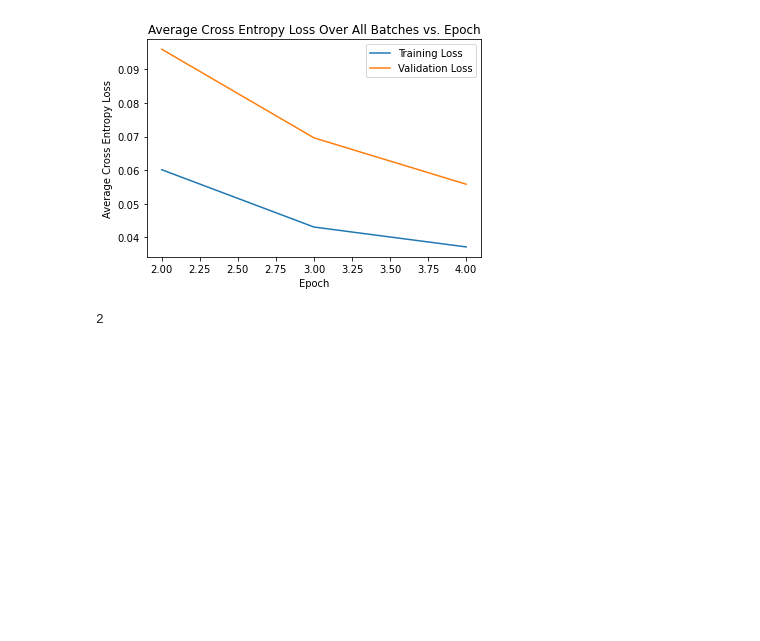
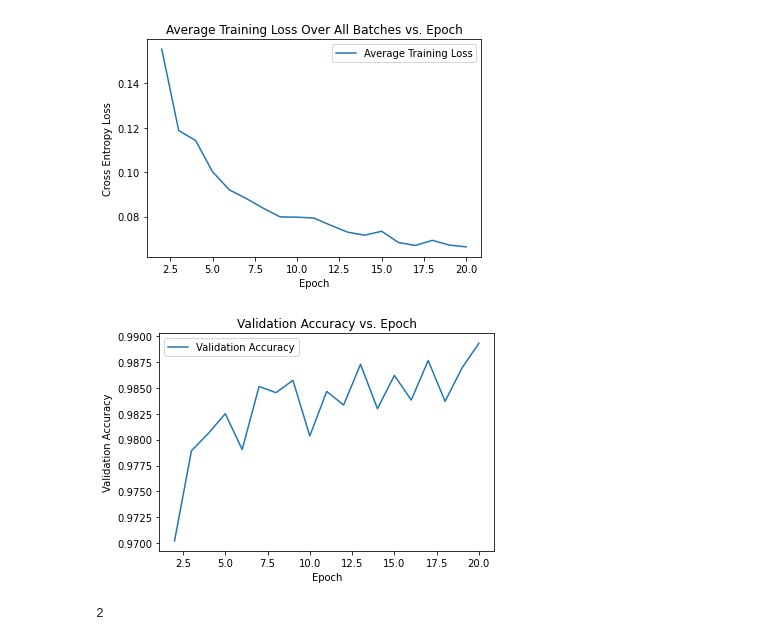
Before and after one commit to mihirbpi/KaggleDigitRecognizer, a Jupyter notebook: kaggledigitrecognizer_cnn.ipynb, the cells around one changed output. Drawn from its saved outputs; the diff is of its cells as text; code cells hidden in the pictures; blank space fills up the shorter version.

```diff
--- a/kaggledigitrecognizer_cnn.ipynb
+++ b/kaggledigitrecognizer_cnn.ipynb
@@ -55,13 +96,18 @@ class ConvNeuralNet(nn.Module):
         out = self.fc2(out) # 1 x 10
         return out
 # %%
-all_set = DigitsDataset(TRAIN_PATH)
-train_set, val_set = random_split(all_set, [37800, 4200])
+all_set = DigitsDataset(csv_path=TRAIN_PATH)
+train_split_set, val_split_set = random_split(all_set, [int(len(all_set) * TRAIN_TEST_SPLIT[0]), int(len(all_set) * TRAIN_TEST_SPLIT[1])])
+
+train_set = DigitsDataset(augment=True, subset=train_split_set)
+val_set = DigitsDataset(augment=False, subset=val_split_set)
+
+
 train_loader = DataLoader(dataset=train_set, batch_size=BATCH_SIZE, shuffle=True)
-val_loader = DataLoader(dataset=val_set, batch_size=BATCH_SIZE, shuffle=True)
+val_loader = DataLoader(dataset=val_set, batch_size=BATCH_SIZE, shuffle=False)
+
 train_iter = iter(train_loader)
-
-samples, labels = next(train_iter)
+samples, _ = next(train_iter)
 
 for i in range(6):
     plt.subplot(2,3, i+1)
@@ -126,14 +193,22 @@ Epoch 4, Average Training Loss: 0.0372, Average Validation Loss: 0.0558
 # %%
 plt.figure()
-plt.title("Average Cross Entropy Loss Over All Batches vs. Epoch")
-plt.ylabel("Average Cross Entropy Loss")
+plt.title("Average Training Loss Over All Batches vs. Epoch")
+plt.ylabel("Cross Entropy Loss")
 plt.xlabel("Epoch")
-plt.plot([i+1 for i in range(len(epoch_avg_train_loss_list))][1:], epoch_avg_train_loss_list[1:], label="Training Loss")
-plt.plot([i+1 for i in range(len(epoch_avg_val_loss_list))][1:], epoch_avg_val_loss_list[1:], label="Validation Loss")
+plt.plot([i+1 for i in range(len(epoch_avg_train_loss_list))][1:], epoch_avg_train_loss_list[1:], label="Average Training Loss")
 plt.legend()
 plt.show()
+
+plt.figure()
+plt.title("Validation Accuracy vs. Epoch")
+plt.ylabel("Validation Accuracy")
+plt.xlabel("Epoch")
+plt.plot([i+1 for i in range(len(epoch_avg_val_acc_list))][1:], epoch_avg_val_acc_list[1:], label="Validation Accuracy")
+plt.legend()
+plt.show()
 # %% [output]
-[figure, old version]
+[figure, new version]
+[figure, added]
 # %%
 # Test the model
 # In test phase, we don't need to compute gradients (for memory efficiency
```
Also changed, not shown: parts of 8 cells of this notebook.
